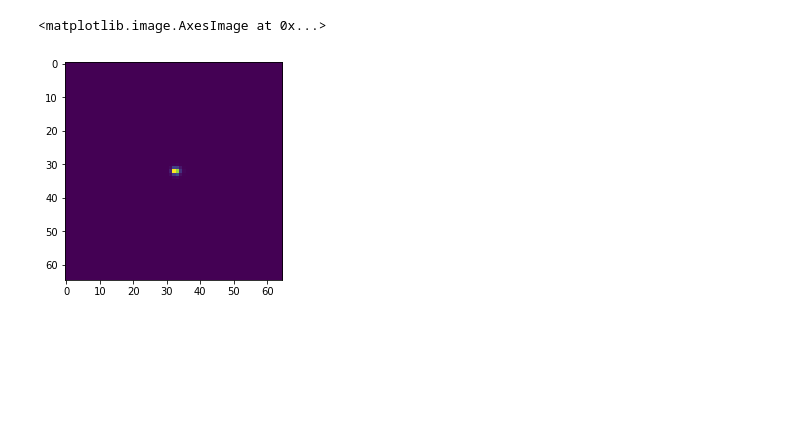
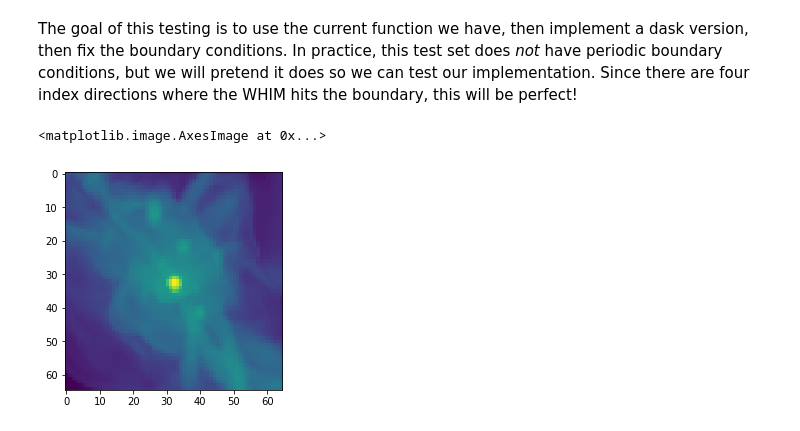
Before and after one commit to micbru/a250-hw, a Jupyter notebook: final_project/Testing.ipynb, the cells around one changed output. Cells and saved outputs as stored; diff of their text form; code cells hidden in the pictures; blank space fills up the shorter version.

```diff
--- a/final_project/Testing.ipynb
+++ b/final_project/Testing.ipynb
@@ -7,0 +6,2 @@ rho = np.load('./data/rho_test.npy')
+# %% [markdown]
+The goal of this testing is to use the current function we have, then implement a dask version, then fix the boundary conditions. In practice, this test set does _not_ have periodic boundary conditions, but we will pretend it does so we can test our implementation. Since there are four index directions where the WHIM hits the boundary, this will be perfect!
@@ -8,5 +20,5 @@ rho = np.load('./data/rho_test.npy')
 # %%
-plt.imshow(rho[:,:,32]) # Just to show the central point is here.
+plt.imshow(np.log10(rho[32,:,:])) # Just to show the central point is here.
 # %% [output]
 <matplotlib.image.AxesImage at 0x...>
-[figure, old version]
+[figure, new version]
```
Also changed, not shown: parts of 21 cells of this notebook, 2 other files.
